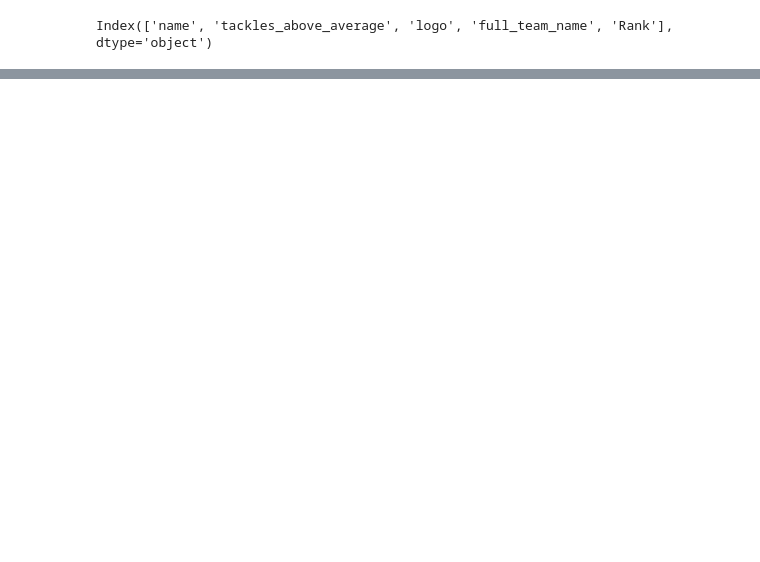
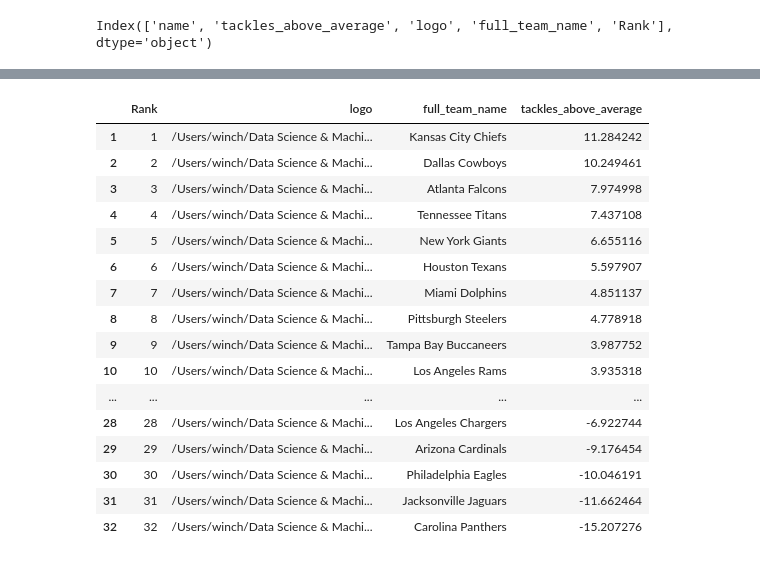
Before and after one commit to Jacob-Winch/BigDataBowl2024, a Jupyter notebook: teams_table_notebook.ipynb, the cells around one changed output, grey strips where cells are left out. Cells and saved outputs as stored; diff of their text form; code cells hidden in the pictures; blank space fills up the shorter version.

```diff
--- a/teams_table_notebook.ipynb
+++ b/teams_table_notebook.ipynb
@@ -237,0 +262,20 @@ col_defs = [
+# %%
+teams_TAA
+# %% [output]
+|  | Rank | logo | full_team_name | tackles_above_average |
+| 1 | 1 | /Users/winch/Data Science & Machi... | Kansas City Chiefs | 11.284242 |
+| 2 | 2 | /Users/winch/Data Science & Machi... | Dallas Cowboys | 10.249461 |
+| 3 | 3 | /Users/winch/Data Science & Machi... | Atlanta Falcons | 7.974998 |
+| 4 | 4 | /Users/winch/Data Science & Machi... | Tennessee Titans | 7.437108 |
+| 5 | 5 | /Users/winch/Data Science & Machi... | New York Giants | 6.655116 |
+| 6 | 6 | /Users/winch/Data Science & Machi... | Houston Texans | 5.597907 |
+| 7 | 7 | /Users/winch/Data Science & Machi... | Miami Dolphins | 4.851137 |
+| 8 | 8 | /Users/winch/Data Science & Machi... | Pittsburgh Steelers | 4.778918 |
+| 9 | 9 | /Users/winch/Data Science & Machi... | Tampa Bay Buccaneers | 3.987752 |
+| 10 | 10 | /Users/winch/Data Science & Machi... | Los Angeles Rams | 3.935318 |
+| ... | ... | ... | ... | ... |
+| 28 | 28 | /Users/winch/Data Science & Machi... | Los Angeles Chargers | -6.922744 |
+| 29 | 29 | /Users/winch/Data Science & Machi... | Arizona Cardinals | -9.176454 |
+| 30 | 30 | /Users/winch/Data Science & Machi... | Philadelphia Eagles | -10.046191 |
+| 31 | 31 | /Users/winch/Data Science & Machi... | Jacksonville Jaguars | -11.662464 |
+| 32 | 32 | /Users/winch/Data Science & Machi... | Carolina Panthers | -15.207276 |
```
Also changed, not shown: parts of 7 cells of this notebook, 3 other files.
